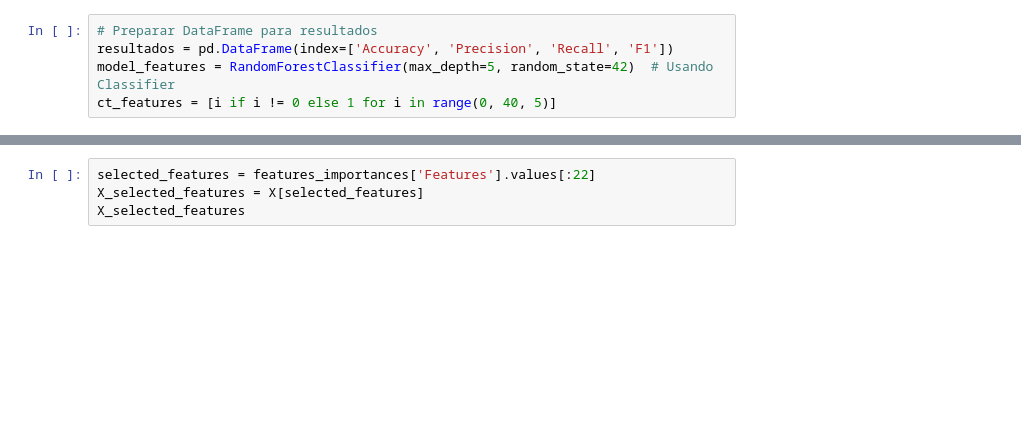
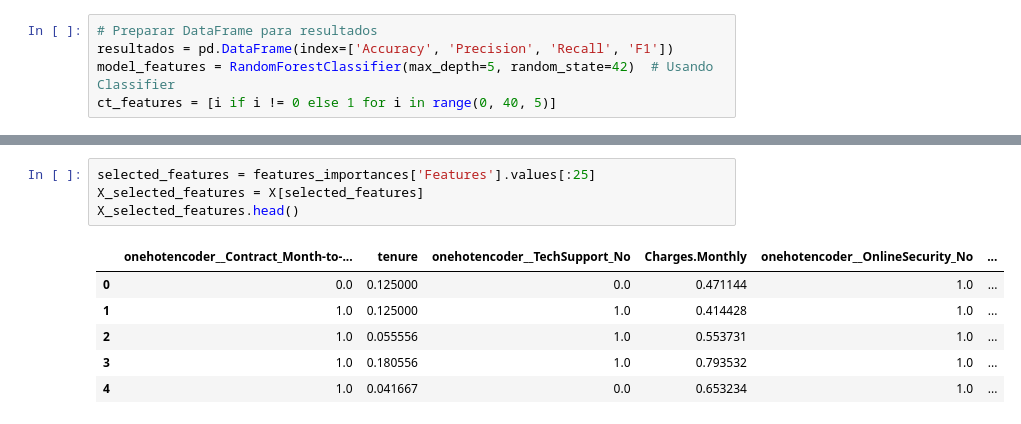
Before and after one commit to Antonio-B85/challenge-Parte-2--TelecomX, a Jupyter notebook: TelecomX_Parte2_Bosques_Aleatorios.ipynb, the cells around one changed output, grey strips where cells are left out. Cells and saved outputs as stored; diff of their text form; blank space fills up the shorter version.

```diff
--- a/TelecomX_Parte2_Bosques_Aleatorios.ipynb
+++ b/TelecomX_Parte2_Bosques_Aleatorios.ipynb
@@ -1581,6 +1612,13 @@ resultados
 # %%
-selected_features = features_importances['Features'].values[:22]
+selected_features = features_importances['Features'].values[:25]
 X_selected_features = X[selected_features]
-X_selected_features
+X_selected_features.head()
+# %% [output]
+|  | onehotencoder__Contract_Month-to-... | tenure | onehotencoder__TechSupport_No | Charges.Monthly | onehotencoder__OnlineSecurity_No | ... |
+| 0 | 0.0 | 0.125000 | 0.0 | 0.471144 | 1.0 | ... |
+| 1 | 1.0 | 0.125000 | 1.0 | 0.414428 | 1.0 | ... |
+| 2 | 1.0 | 0.055556 | 1.0 | 0.553731 | 1.0 | ... |
+| 3 | 1.0 | 0.180556 | 1.0 | 0.793532 | 1.0 | ... |
+| 4 | 1.0 | 0.041667 | 0.0 | 0.653234 | 1.0 | ... |
 # %%
 X_selected_features.columns
```
Also changed, not shown: parts of 16 cells of this notebook.
